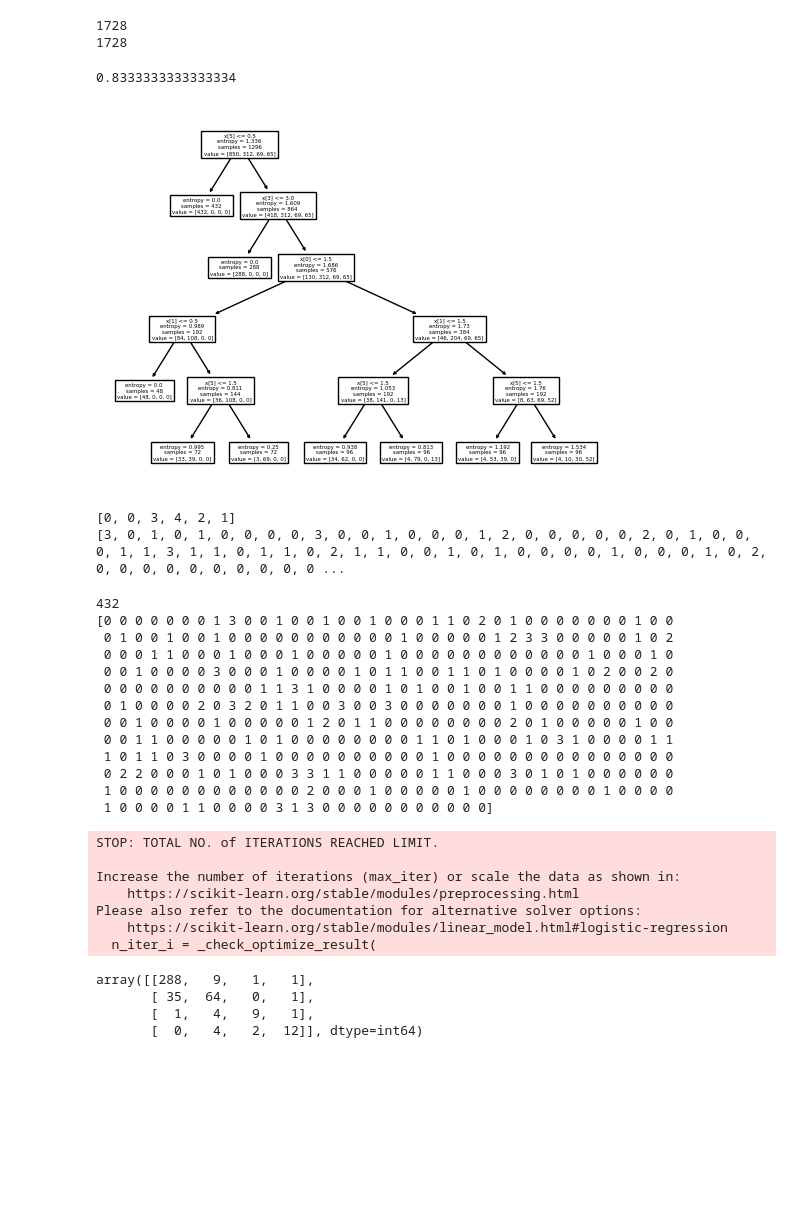
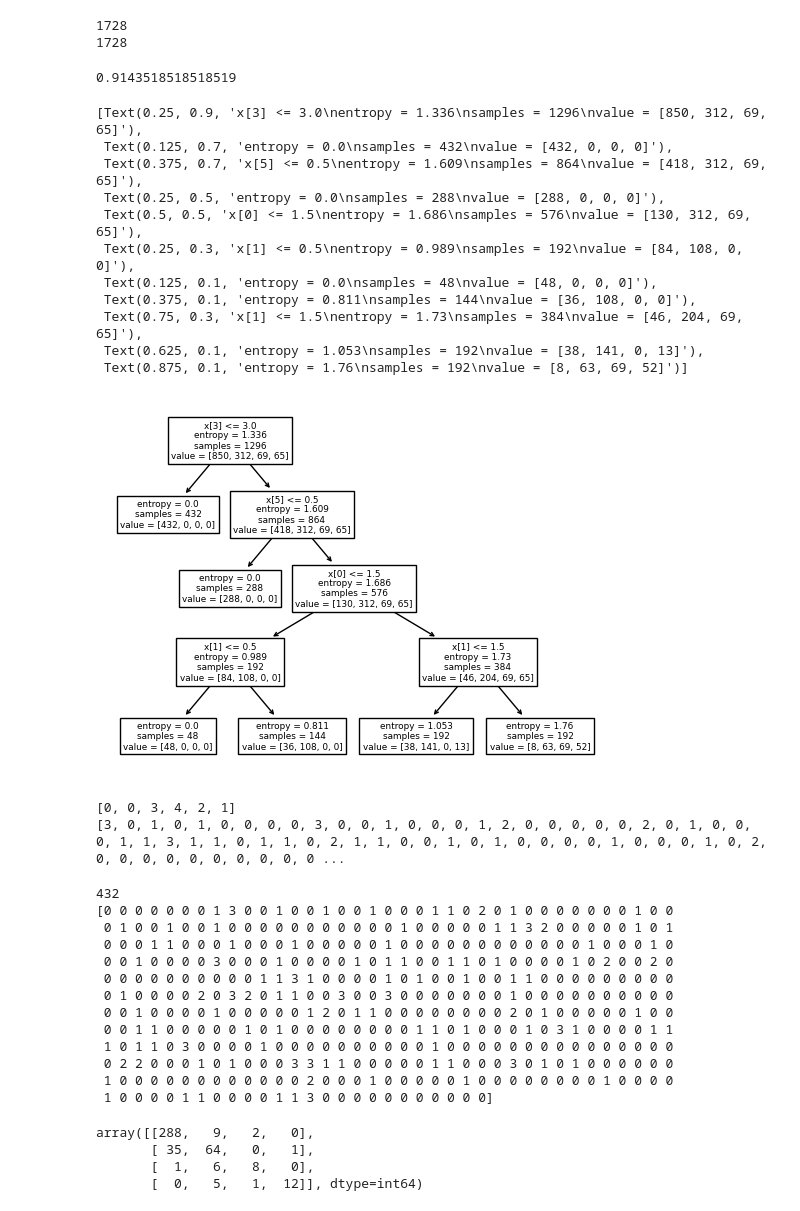
Before and after one commit to danpalmer1/MLProject, a Jupyter notebook: project.ipynb, the cells around one changed output. Saved outputs shown, nothing was run; the diff lists cells and outputs as text; code cells hidden in the pictures; blank space fills up the shorter version.

```diff
--- a/project.ipynb
+++ b/project.ipynb
@@ -137,27 +137,42 @@ print(len(label))
 # %%
 data = get_inst_features_from_file("car.data")
 labels = get_inst_labels_from_file("car.data")
 
 #chose to cutoff the backend of data for training since first several hundred instances are mostly labeled as 0
 cutoff =  math.ceil(len(data) * .25) #75% | 25% split
 training_set_x = data[cutoff:] #75% for training
 training_set_y = labels[cutoff:]
 test_set_x = data[:cutoff] #25% for testing
 test_set_y = labels[:cutoff]
 # print(training_set_x[0])
 # print(training_set_y)
 # print(test_set_x[0])
 # print(test_set_y)
 
-clf = tree.DecisionTreeClassifier(criterion='entropy', max_depth=5)
+clf = tree.DecisionTreeClassifier(criterion='entropy', max_depth=8)
 clf = clf.fit(training_set_x, training_set_y)
-tree.plot_tree(clf)
+
 
 pred = clf.predict(test_set_x)
-metrics.accuracy_score(test_set_y, pred)
+print(metrics.accuracy_score(test_set_y, pred))
+
+clf = tree.DecisionTreeClassifier(criterion='entropy', max_depth=4)
+clf.fit(training_set_x, training_set_y)
+tree.plot_tree(clf)
 # %% [output]
-0.8333333333333334
+0.9143518518518519
+[Text(0.25, 0.9, 'x[3] <= 3.0\nentropy = 1.336\nsamples = 1296\nvalue = [850, 312, 69, 65]'),
+ Text(0.125, 0.7, 'entropy = 0.0\nsamples = 432\nvalue = [432, 0, 0, 0]'),
+ Text(0.375, 0.7, 'x[5] <= 0.5\nentropy = 1.609\nsamples = 864\nvalue = [418, 312, 69, 65]'),
+ Text(0.25, 0.5, 'entropy = 0.0\nsamples = 288\nvalue = [288, 0, 0, 0]'),
+ Text(0.5, 0.5, 'x[0] <= 1.5\nentropy = 1.686\nsamples = 576\nvalue = [130, 312, 69, 65]'),
+ Text(0.25, 0.3, 'x[1] <= 0.5\nentropy = 0.989\nsamples = 192\nvalue = [84, 108, 0, 0]'),
+ Text(0.125, 0.1, 'entropy = 0.0\nsamples = 48\nvalue = [48, 0, 0, 0]'),
+ Text(0.375, 0.1, 'entropy = 0.811\nsamples = 144\nvalue = [36, 108, 0, 0]'),
+ Text(0.75, 0.3, 'x[1] <= 1.5\nentropy = 1.73\nsamples = 384\nvalue = [46, 204, 69, 65]'),
+ Text(0.625, 0.1, 'entropy = 1.053\nsamples = 192\nvalue = [38, 141, 0, 13]'),
+ Text(0.875, 0.1, 'entropy = 1.76\nsamples = 192\nvalue = [8, 63, 69, 52]')]
-[figure, old version]
+[figure, new version]
 # %%
 from sklearn.model_selection import train_test_split
 car_data = get_inst_features_from_file("car.data")
@@ -171,10 +186,10 @@ print(y_train)
 [0, 0, 3, 4, 2, 1]
 [3, 0, 1, 0, 1, 0, 0, 0, 0, 3, 0, 0, 1, 0, 0, 0, 1, 2, 0, 0, 0, 0, 0, 2, 0, 1, 0, 0, 0, 1, 1, 3, 1, 1, 0, 1, 1, 0, 2, 1, 1, 0, 0, 1, 0, 1, 0, 0, 0, 0, 1, 0, 0, 0, 1, 0, 2, 0, 0, 0, 0, 0, 0, 0, 0, 0, 0 ...
 # %%
-#logitcal regression
+#logistic regression
 #link to where I got this from https://www.datacamp.com/tutorial/understanding-logistic-regression-python
 #not sure if it looks right for what it is returning
-logreg = LogisticRegression(random_state=16)
+logreg = LogisticRegression(random_state=16, solver='newton-cg')
 logreg.fit(X_train,y_train)
 y_pred = logreg.predict(X_test)
 print(len(X_test))
@@ -184,7 +199,7 @@ cnf_matrix
 # %% [output]
 432
 [0 0 0 0 0 0 0 1 3 0 0 1 0 0 1 0 0 1 0 0 0 1 1 0 2 0 1 0 0 0 0 0 0 0 1 0 0
- 0 1 0 0 1 0 0 1 0 0 0 0 0 0 0 0 0 0 0 1 0 0 0 0 0 1 2 3 3 0 0 0 0 0 1 0 2
+ 0 1 0 0 1 0 0 1 0 0 0 0 0 0 0 0 0 0 0 1 0 0 0 0 0 1 1 3 2 0 0 0 0 0 1 0 1
  0 0 0 1 1 0 0 0 1 0 0 0 1 0 0 0 0 0 1 0 0 0 0 0 0 0 0 0 0 0 0 1 0 0 0 1 0
  0 0 1 0 0 0 0 3 0 0 0 1 0 0 0 0 1 0 1 1 0 0 1 1 0 1 0 0 0 0 1 0 2 0 0 2 0
  0 0 0 0 0 0 0 0 0 0 1 1 3 1 0 0 0 0 1 0 1 0 0 1 0 0 1 1 0 0 0 0 0 0 0 0 0
@@ -194,15 +209,8 @@ cnf_matrix
  1 0 1 1 0 3 0 0 0 0 1 0 0 0 0 0 0 0 0 0 0 1 0 0 0 0 0 0 0 0 0 0 0 0 0 0 0
  0 2 2 0 0 0 1 0 1 0 0 0 3 3 1 1 0 0 0 0 0 1 1 0 0 0 3 0 1 0 1 0 0 0 0 0 0
  1 0 0 0 0 0 0 0 0 0 0 0 0 2 0 0 0 1 0 0 0 0 0 1 0 0 0 0 0 0 0 0 1 0 0 0 0
- 1 0 0 0 0 1 1 0 0 0 0 3 1 3 0 0 0 0 0 0 0 0 0 0 0]
+ 1 0 0 0 0 1 1 0 0 0 0 1 1 3 0 0 0 0 0 0 0 0 0 0 0]
-STOP: TOTAL NO. of ITERATIONS REACHED LIMIT.
-
-Increase the number of iterations (max_iter) or scale the data as shown in:
-    https://scikit-learn.org/stable/modules/preprocessing.html
-Please also refer to the documentation for alternative solver options:
-    https://scikit-learn.org/stable/modules/linear_model.html#logistic-regression
-  n_iter_i = _check_optimize_result(
+array([[288,   9,   2,   0],
+       [ 35,  64,   0,   1],
+       [  1,   6,   8,   0],
+       [  0,   5,   1,  12]], dtype=int64)
-array([[288,   9,   1,   1],
-       [ 35,  64,   0,   1],
-       [  1,   4,   9,   1],
-       [  0,   4,   2,  12]], dtype=int64)
```
